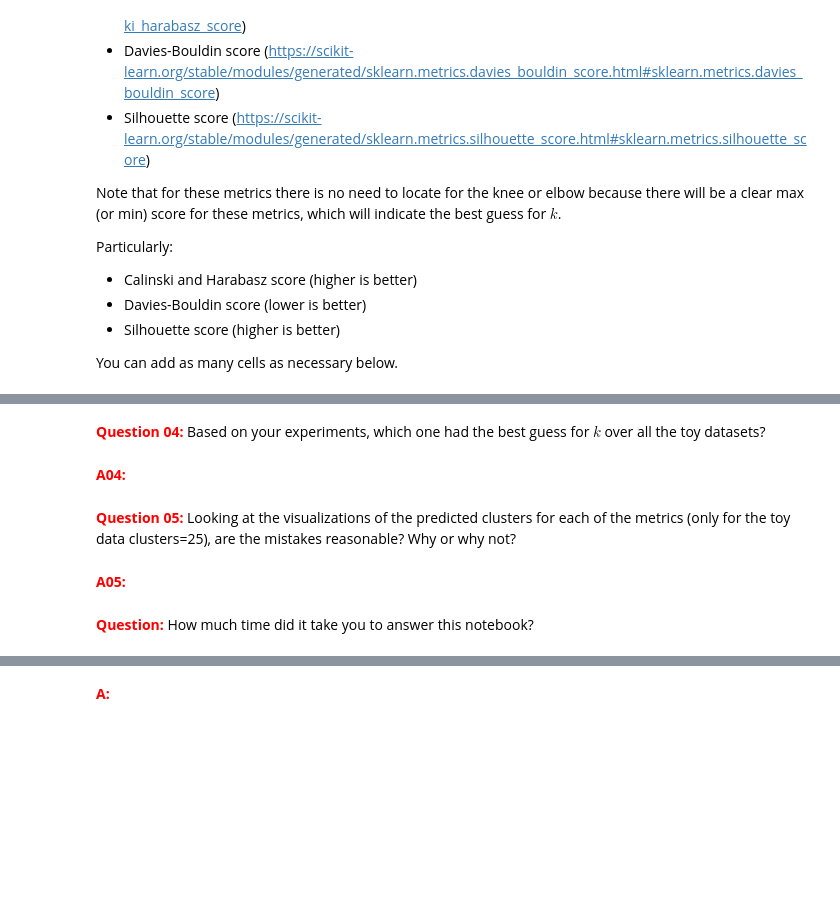
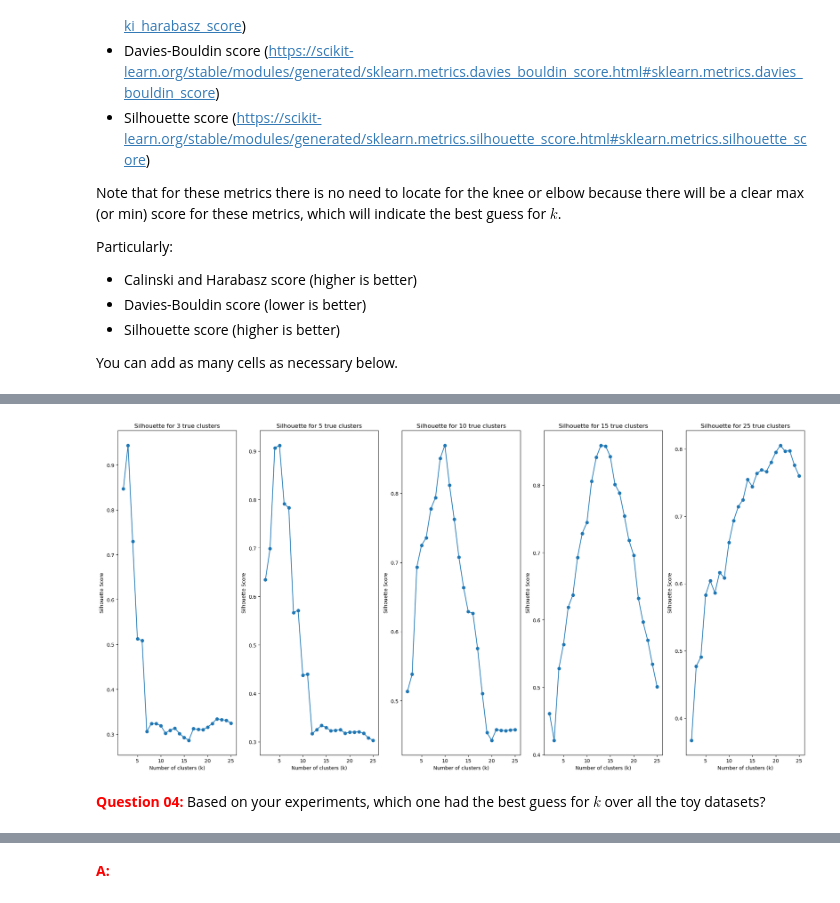
Before and after one commit to ningerdinger/KTAI1, a Jupyter notebook: Keytopics/Assignment1/1.3 - Machine Learning/1.3 - Machine Learning.ipynb, the cells around one changed output, grey strips where cells are left out. Cells and saved outputs as stored; diff of their text form; code cells hidden in the pictures; blank space fills up the shorter version.

```diff
--- a/Keytopics/Assignment1/1.3 - Machine Learning/1.3 - Machine Learning.ipynb
+++ b/Keytopics/Assignment1/1.3 - Machine Learning/1.3 - Machine Learning.ipynb
@@ -842,10 +960,36 @@ You can add as many cells as necessary below.
+# %%
+from sklearn.cluster import KMeans
+from sklearn.metrics import silhouette_score
+from sklearn.datasets import make_blobs
+import matplotlib.pyplot as plt
+import numpy as np
+
+n_clusters = [3, 5, 10, 15, 25]
+k_values = list(range(2, 26))
+dummy_data = {}
+
+np.random.seed(1)
+for n_cluster in n_clusters:
+    X, y = make_blobs(n_samples=1000, centers=n_cluster, n_features=2, cluster_std=1, center_box=(-50, 50))
+    dummy_data[n_cluster] = {"X": X, "y": y}
+
+plt.figure(figsize=(20, 10))
+for i, n_cluster in enumerate(n_clusters):
+    silhouette_scores = []
+    for k in k_values:
+        kmeans = KMeans(n_clusters=k, random_state=1)
+        labels = kmeans.fit_predict(dummy_data[n_cluster]["X"])
+        silhouette_scores.append(silhouette_score(dummy_data[n_cluster]["X"], labels))
+
+    plt.subplot(1, len(n_clusters), i+1)
+    plt.plot(k_values, silhouette_scores, '-o')
+    plt.xlabel('Number of clusters (k)')
+    plt.ylabel('Silhouette Score')
+    plt.title(f'Silhouette for {n_cluster} true clusters')
+
+plt.tight_layout()
+plt.show()
+# %% [output]
+[figure, added]
 # %% [markdown]
 <span style='color:red'>**Question 04:**</span> Based on your experiments, which one had the best guess for $k$ over all the toy datasets?
-# %% [markdown]
-<span style='color:red'>**A04:**</span>
-# %% [markdown]
-<span style='color:red'>**Question 05:**</span> Looking at the visualizations of the predicted clusters for each of the metrics (only for the toy data clusters=25), are the mistakes reasonable? Why or why not?
-# %% [markdown]
-<span style='color:red'>**A05:**</span>
-# %% [markdown]
-<span style='color:red'>**Question:**</span> How much time did it take you to answer this notebook?
```
Also changed, not shown: parts of 4 cells of this notebook.
